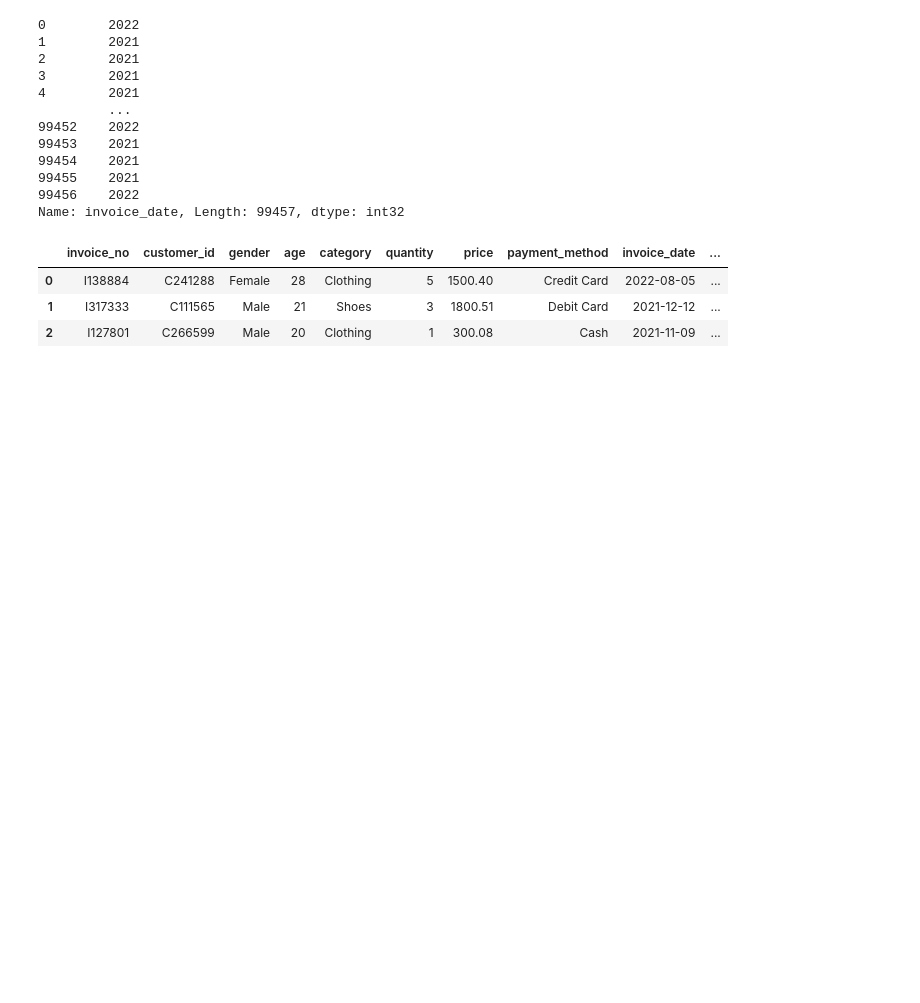
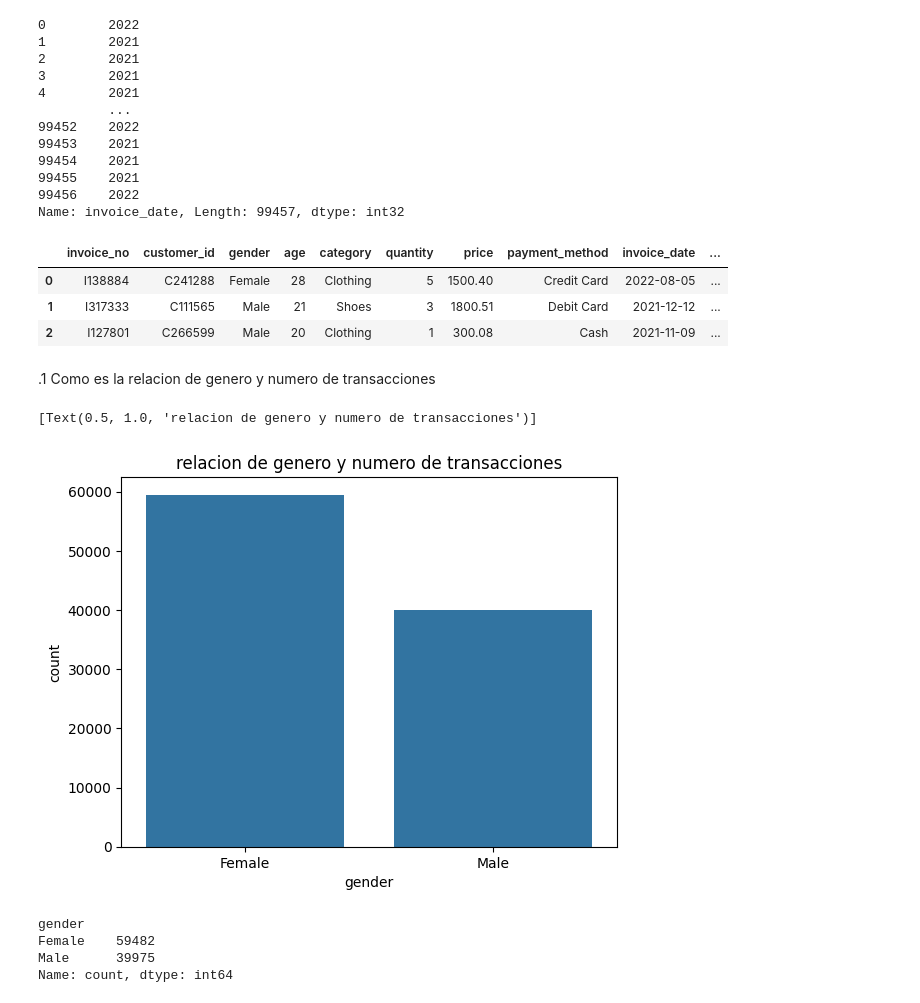
Before and after one commit to Casald/fundamentos_python-, a Jupyter notebook: RETAIL_01/RETAIL.ipynb, the cells around one changed output. Saved outputs shown, nothing was run; the diff lists cells and outputs as text; code cells hidden in the pictures; blank space fills up the shorter version.

```diff
--- a/RETAIL_01/RETAIL.ipynb
+++ b/RETAIL_01/RETAIL.ipynb
@@ -131,3 +134,5 @@ df1.head(3)
 | 0 | I138884 | C241288 | Female | 28 | Clothing | 5 | 1500.40 | Credit Card | 2022-08-05 | ... |
 | 1 | I317333 | C111565 | Male | 21 | Shoes | 3 | 1800.51 | Debit Card | 2021-12-12 | ... |
 | 2 | I127801 | C266599 | Male | 20 | Clothing | 1 | 300.08 | Cash | 2021-11-09 | ... |
+# %% [markdown]
+.1 Como es la relacion de genero y numero de transacciones
@@ -133,0 +141,15 @@ df1.head(3)
+# %%
+# Histograma: cantidad de hombres y mujeres
+sns.countplot(data=df1, x='gender').set(title='relacion de genero y numero de transacciones')
+# %% [output]
+[Text(0.5, 1.0, 'relacion de genero y numero de transacciones')]
+[figure, added]
+# %%
+# .value_counts() cantidad de elementos por categoria
+gender_quantity = df1['gender'].value_counts()
+print(gender_quantity)
+# %% [output]
+gender
+Female    59482
+Male      39975
+Name: count, dtype: int64
```
Also changed, not shown: parts of 4 cells of this notebook, 1 other file.
